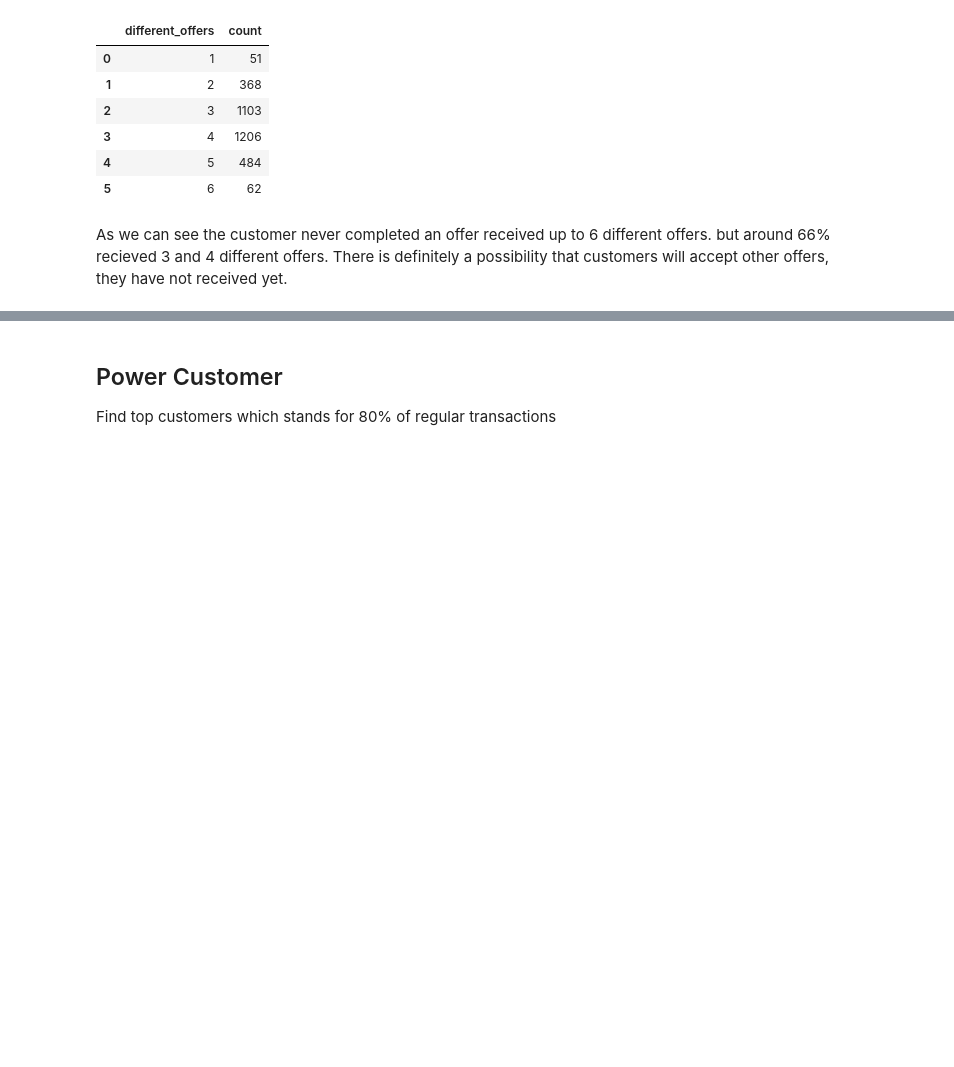
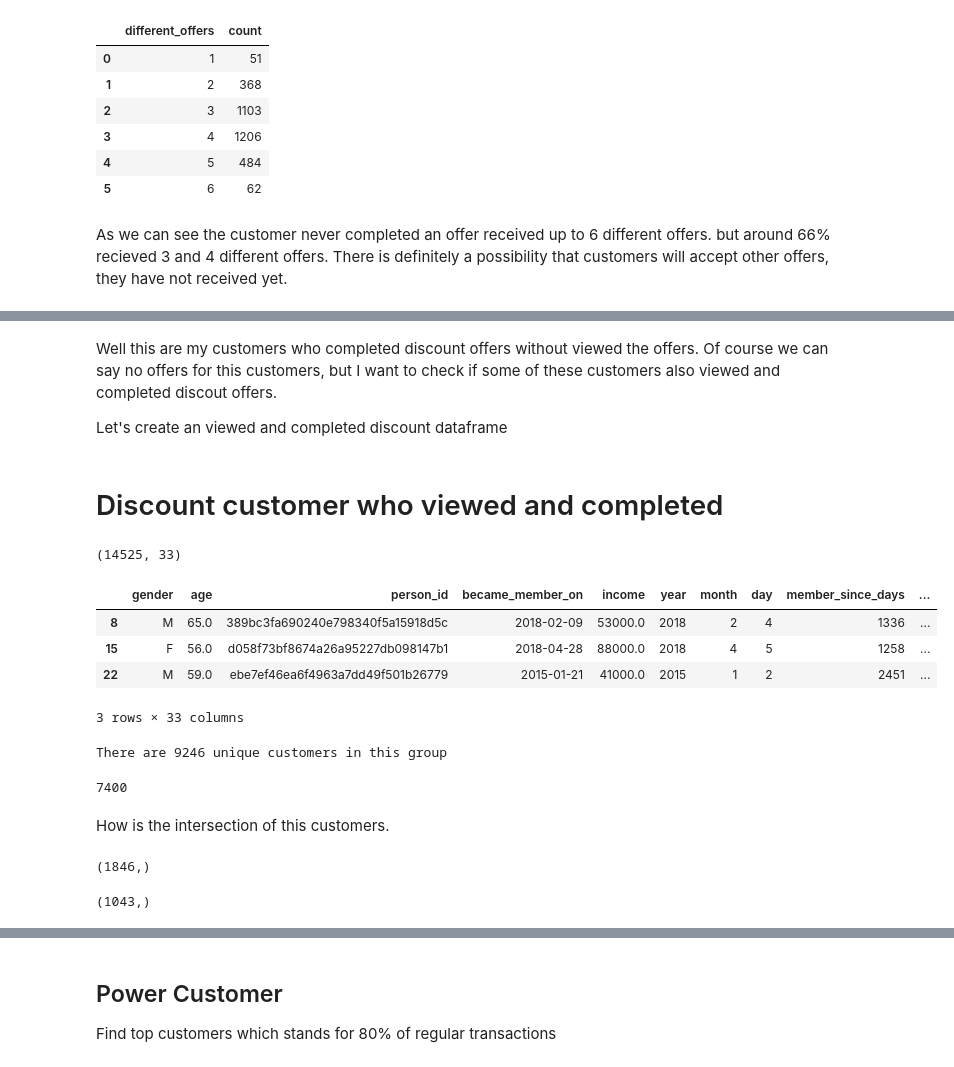
Before and after one commit to DigiData-Flo/ML-Engineer_Capstone-Project, a Jupyter notebook: Exploratory_Data_Analysis.ipynb, the cells around one changed output, grey strips where cells are left out. Cells and saved outputs as stored; diff of their text form; code cells hidden in the pictures; blank space fills up the shorter version.

```diff
--- a/Exploratory_Data_Analysis.ipynb
+++ b/Exploratory_Data_Analysis.ipynb
@@ -839,0 +852,39 @@ As we can see the customer never completed an offer received up to 6 different o
+# %% [markdown]
+Well this are my customers who completed discount offers without viewed the offers. Of course we can say no offers for this customers, but I want to check if some of these customers also viewed and completed discout offers.
+
+Let's create an viewed and completed discount dataframe
+# %% [markdown]
+# Discount customer who viewed and completed
+# %%
+discount_viewed = received.query('discount == 1 and viewed == 1 and completed == 1')
+print(discount_viewed.shape)
+discount_viewed.head(3)
+# %% [output]
+(14525, 33)
+|  | gender | age | person_id | became_member_on | income | year | month | day | member_since_days | ... |
+| 8 | M | 65.0 | 389bc3fa690240e798340f5a15918d5c | 2018-02-09 | 53000.0 | 2018 | 2 | 4 | 1336 | ... |
+| 15 | F | 56.0 | d058f73bf8674a26a95227db098147b1 | 2018-04-28 | 88000.0 | 2018 | 4 | 5 | 1258 | ... |
+| 22 | M | 59.0 | ebe7ef46ea6f4963a7dd49f501b26779 | 2015-01-21 | 41000.0 | 2015 | 1 | 2 | 2451 | ... |
+3 rows × 33 columns
+# %%
+viewed_customer = discount_viewed.person_id.unique()
+print('There are {} unique customers in this group'.format(viewed_customer.shape[0]))
+# %% [output]
+There are 9246 unique customers in this group
+# %%
+discount_viewed[~discount_viewed.person_id.isin(unviewed_customer)].person_id.nunique()
+# %% [output]
+7400
+# %% [markdown]
+How is the intersection of this customers.
+# %%
+intersection = np.intersect1d(unviewed_customer, viewed_customer)
+intersection.shape
+# %% [output]
+(1846,)
+# %%
+unviewed_customer = pd.Series(unviewed_customer)
+customer_exculde = unviewed_customer[~unviewed_customer.isin(intersection)]
+customer_exculde.shape
+# %% [output]
+(1043,)
```
Also changed, not shown: parts of 32 cells of this notebook, 11 other files.
